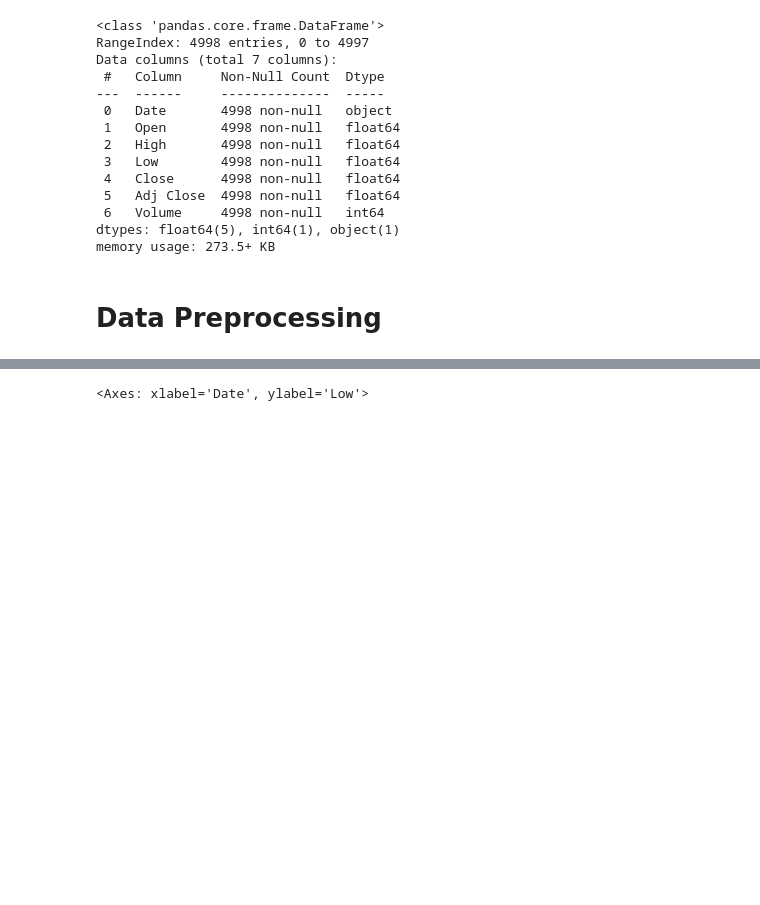
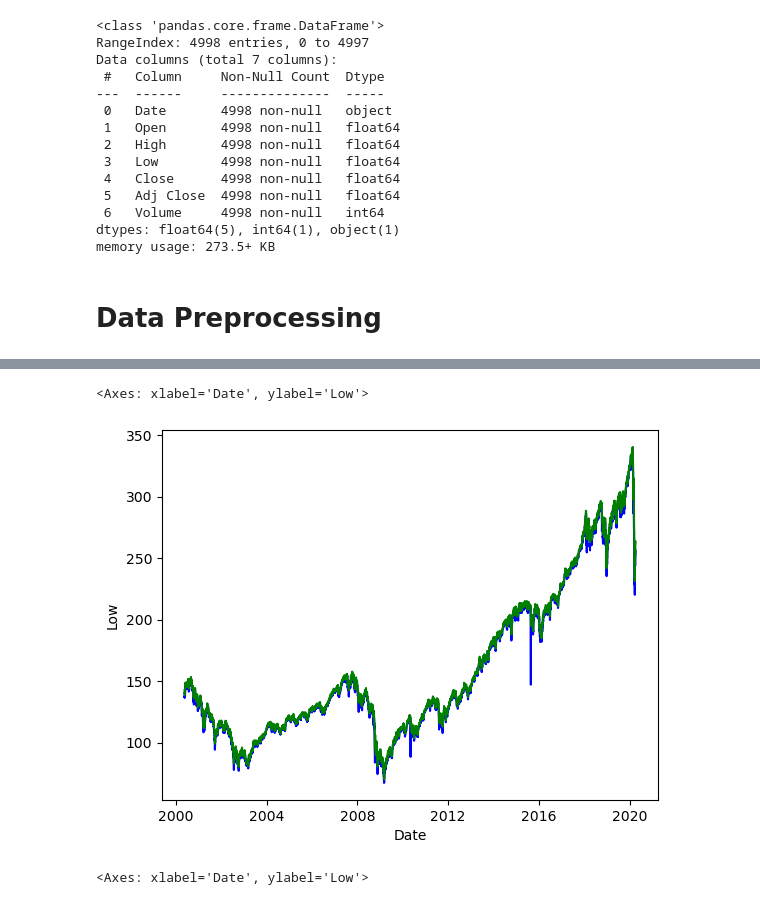
Before and after one commit to Arch2data/SMDashboard, a Jupyter notebook: notebook/StockMarketDataClean.ipynb, the cells around one changed output, grey strips where cells are left out. Cells and saved outputs as stored; diff of their text form; code cells hidden in the pictures; blank space fills up the shorter version.

```diff
--- a/notebook/StockMarketDataClean.ipynb
+++ b/notebook/StockMarketDataClean.ipynb
@@ -59 +63,8 @@ df_ivv.head(2)
+# %%
+# Plot the responses for different events and regions
+sns.lineplot(x="Date", y="Low", data=df_ivv, color = "blue")
+sns.lineplot(x="Date", y="High", data=df_ivv, color = "green")
+# %% [output]
+<Axes: xlabel='Date', ylabel='Low'>
+[figure, added]
 # %%
```
Also changed, not shown: parts of 7 cells of this notebook.
